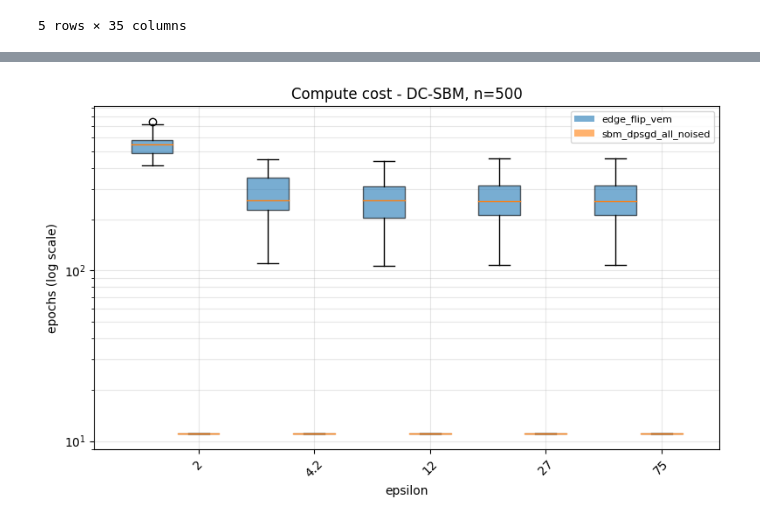
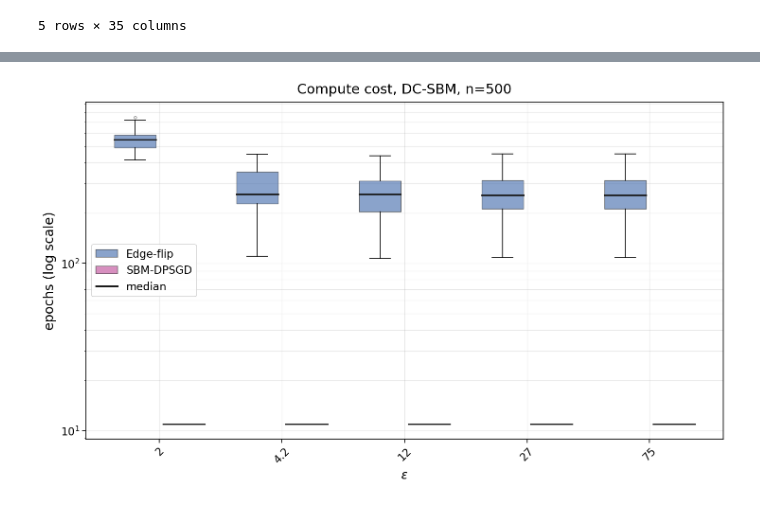
Before and after one commit to hungndo/Privacy_Network_Embeddings, a Jupyter notebook: analysis_dcsbm_synthetic_graph.ipynb, the cells around one changed output, grey strips where cells are left out. Cells and saved outputs as stored; diff of their text form; code cells hidden in the pictures.

```diff
--- a/analysis_dcsbm_synthetic_graph.ipynb
+++ b/analysis_dcsbm_synthetic_graph.ipynb
@@ -229,41 +225,40 @@ plt.show()
 # %%
 # ── Compute cost (epochs) vs epsilon ───────────────────────────────────────
 # Log scale: the two methods differ by ~1-2 orders of magnitude.
 # CAVEAT: an epoch is NOT wall-clock comparable across methods -- a VEM epoch
 # is a dense O(N^2) matmul pass, an SBM-DPSGD epoch is a sampled
 # per-example-autodiff pass.
 import matplotlib.pyplot as plt
 from matplotlib.patches import Patch
+from matplotlib.lines import Line2D
 
-colors = plt.cm.tab10.colors
+from plot_style import (apply_style, figsize, grouped_boxplot, method_color,
+                        method_label, order_methods, BOX_ALPHA, MEDIAN_COLOR)
+
+apply_style()
+
+methods = order_methods(methods)
 eps_vals = sorted(df["epsilon"].unique())
-width = 0.8 / len(methods)
 
-fig, ax = plt.subplots(figsize=(8, 5))
-data, positions = [], []
-for e_idx, eps in enumerate(eps_vals):
-    for m_idx, method in enumerate(methods):
-        vals = df[(df["epsilon"] == eps) & (df["method"] == method)]["epochs"].dropna()
-        if len(vals) == 0:
-            continue
-        data.append(vals.values)
-        positions.append(e_idx + (m_idx - len(methods) / 2) * width)
-bp = ax.boxplot(data, positions=positions, widths=width * 0.9, patch_artist=True)
-for i, patch in enumerate(bp["boxes"]):
-    patch.set_facecolor(colors[(i % len(methods)) % len(colors)])
-    patch.set_alpha(0.6)
+PANEL_W, PANEL_H = 10.0, 6.0
+
+fig, ax = plt.subplots(figsize=figsize(PANEL_W, PANEL_H))
+grouped_boxplot(ax, df, "epochs", methods=methods, x_values=eps_vals)
 ax.set_yscale("log")
-ax.set_xticks(range(len(eps_vals)))
-ax.set_xticklabels([f"{e:.2g}" for e in eps_vals], rotation=45)
-ax.set_xlabel("epsilon"); ax.set_ylabel("epochs (log scale)")
-ax.set_title("Compute cost - DC-SBM, n=500")
+ax.set_xlabel(r"$\epsilon$")
+ax.set_ylabel("epochs (log scale)", fontsize=18)
+ax.set_title("Compute cost, DC-SBM, n=500", fontsize=19, pad=12)
 ax.grid(alpha=0.3, which="both")
-ax.legend(handles=[Patch(facecolor=colors[i % len(colors)], alpha=0.6, label=m)
-                   for i, m in enumerate(methods)], fontsize=8)
+
+handles = [Patch(facecolor=method_color(m), alpha=BOX_ALPHA, edgecolor="#333333",
+                 label=method_label(m)) for m in methods]
+handles.append(Line2D([0], [0], color=MEDIAN_COLOR, linewidth=2.0, label="median"))
+ax.legend(handles=handles, fontsize=15, loc="best")
+
 plt.tight_layout()
 plt.show()
 # %% [output]
-[figure, old version]
+[figure, new version]
 # %%
 # ── Summary table ──────────────────────────────────────────────────────────
 import pandas as pd
```
Also changed, not shown: parts of 3 cells of this notebook, 15 other files.
